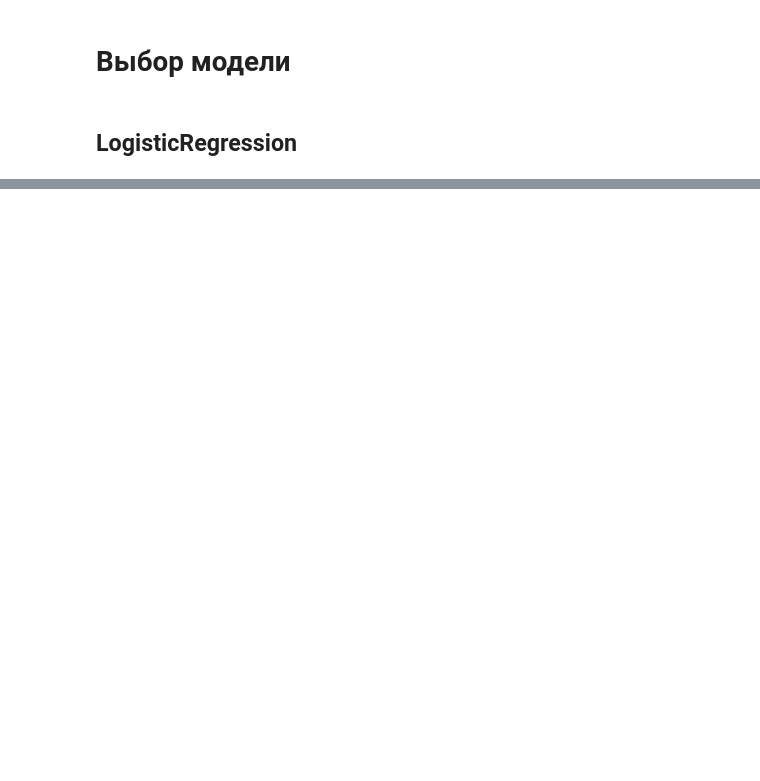
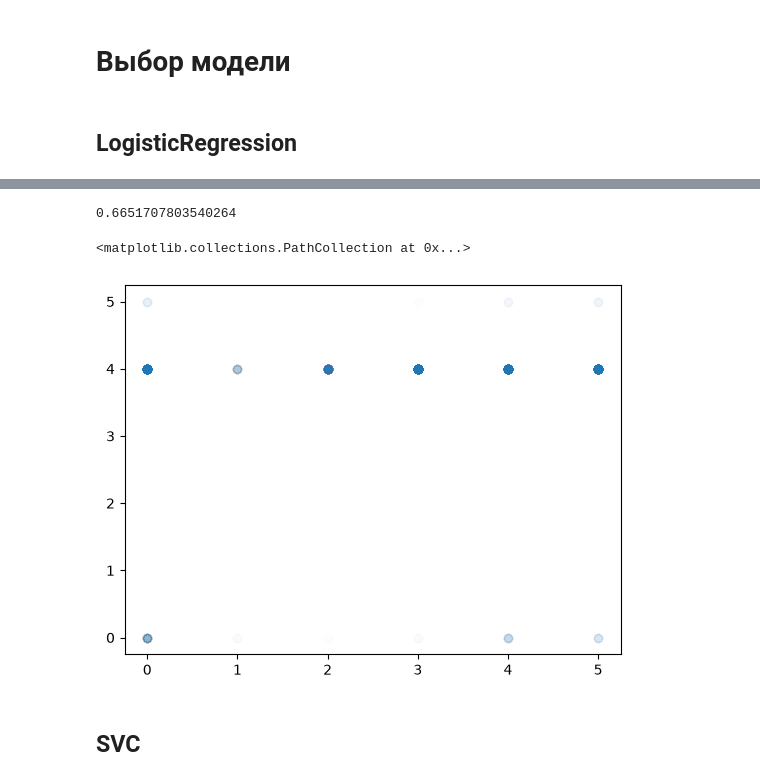
Before and after one commit to w1l12345645678/dsb12, a Jupyter notebook: src/ipy.ipynb, the cells around one changed output, grey strips where cells are left out. Drawn from its saved outputs; the diff is of its cells as text; code cells hidden in the pictures; blank space fills up the shorter version.

```diff
--- a/src/ipy.ipynb
+++ b/src/ipy.ipynb
@@ -591,0 +573,19 @@ plt.scatter(y_test, lr_pred)
+# %%
+param_grid_hgb = {
+    'max_iter': [100],
+    'max_depth': [5],
+    'min_samples_leaf': [20, 50]
+}
+
+skf = StratifiedKFold(n_splits=5, shuffle=True)
+
+hgb_search = GridSearchCV(
+    estimator=HistGradientBoostingClassifier(),
+    param_grid=param_grid_hgb,
+    cv=skf,
+    scoring='accuracy',
+    n_jobs=-1,
+    verbose=1
+)
+
+hgb_search.fit(X_train, y_train)
@@ -591,0 +608,13 @@ plt.scatter(y_test, lr_pred)
+# %%
+hgb = HistGradientBoostingClassifier(**hgb_search.best_params_)
+hgb.fit(X_train, y_train)
+hgb_pred = hgb.predict(X_test)
+# %%
+print(accuracy_score(y_test, hgb_pred))
+plt.scatter(y_test, hgb_pred, alpha=0.01)
+# %% [output]
+0.6651707803540264
+<matplotlib.collections.PathCollection at 0x...>
+[figure, added]
+# %% [markdown]
+## SVC
```
Also changed, not shown: parts of 76 cells of this notebook.
